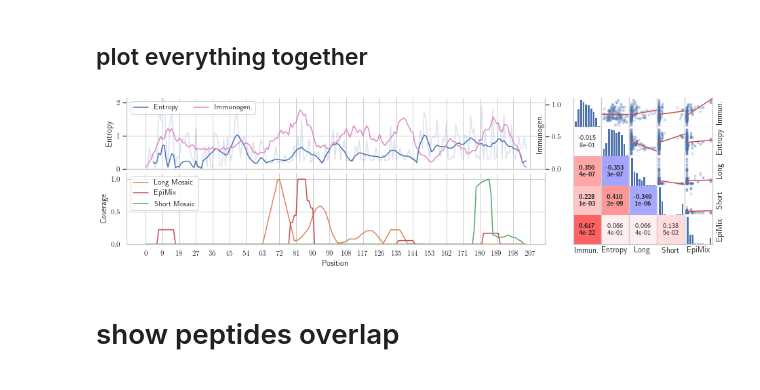
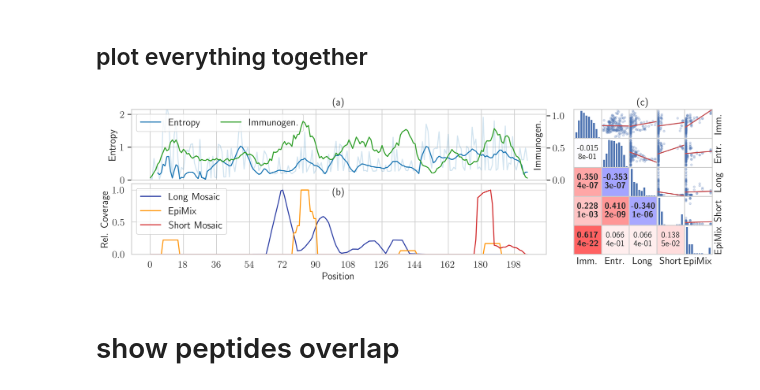
Before and after one commit to SchubertLab/GeneralizedEvDesign, a Jupyter notebook: plots.ipynb, the cells around one changed output. Cells and saved outputs as stored; diff of their text form; code cells hidden in the pictures.

```diff
--- a/plots.ipynb
+++ b/plots.ipynb
@@ -145,6 +154,0 @@ plt.savefig('plots/bounds.pdf', bbox_inches='tight')
-# %%
-df = pd.read_csv('experiments/results/high-coverage-evaluation-aggregate.csv')
-# %%
-aa = df.columns.tolist()
-aa[0] = 'metric'
-df.columns = aa
@@ -212,8 +170,9 @@ df.head()
 | 3 | 2.778687 | -13.134337 | 1 |
 | 4 | 2.746615 | -15.537919 | 1 |
 # %%
-fig, ax = plt.subplots(1, 1, figsize=(6, 4))
-cm = plt.get_cmap('coolwarm')
+set_font_size(16)
+fig, ax = plt.subplots(figsize=(6, 4), dpi=300)
+cm = plt.get_cmap('RdBu_r')
 vmin, vmax = 0.1, 1.2
 for rep in df.rep.unique():
     data = df[df.rep == rep].values[:, :2]
@@ -221,10 +180,10 @@ for rep in df.rep.unique():
         (y1, x1), (y2, x2) = data[i], data[i + 1]
         slope = ((y2 - y1) / 3) / ((x2 - x1) / 40)
         color = 255 * (np.arctan(slope) - vmin) / (vmax - vmin)
-        ax.plot([-x1, -x2], [y1, y2], '.-', color=cm(int(color)))
+        ax.plot([-x1, -x2], [y1, y2], '.-', color=theme_dark[0])
 
 
-ax.add_patch(mpl.patches.Ellipse((25, 2.3), 6, 0.45, color='C2', alpha=0.2))
+ax.add_patch(mpl.patches.Ellipse((25, 2.3), 6, 0.45, color='#888888', alpha=0.2))
 plt.xlabel('Cleavage Score')
 plt.ylabel('Immunogenicity')
 plt.subplots_adjust(hspace=0, wspace=0, left=0, bottom=0, right=1, top=1)
@@ -673,8 +656,8 @@ ent = ss[consensus_positions]
 ## correlations
 # %%
 agg = pd.DataFrame({
-    'Immun.': cov_ig,
-    'Entropy': ent_smo,
+    'Imm.': cov_ig,
+    'Entr.': ent_smo,
     'Long': cov_long,
     'Short': cov_short,
     'EpiMix': cov_sob,
@@ -692,7 +675,9 @@ corrs
 # %% [markdown]
 ## plot everything together
 # %%
-fig = plt.figure(figsize=(12, 3))
+set_font_size(15)
+
+fig = plt.figure(figsize=(12, 3), dpi=300)
 
 gs = gridspec.GridSpec(2, 2, height_ratios=[1, 1], width_ratios=[3, 1],
                        hspace=0.05, wspace=0.1, left=0, bottom=0, right=1, top=1,
@@ -701,18 +686,20 @@ ax1 = fig.add_subplot(gs[0, 0])
 ax2 = fig.add_subplot(gs[1, 0])
 
 ax12 = ax1.twinx()
-p1 = ax1.plot(ent_smo.values, color='C0', label='Entropy')
-ax1.plot(ent, color='C0', alpha=0.2)
-p2 = ax12.plot(cov_ig, color='C6', label='Immunogen.')
+p1 = ax1.plot(ent_smo.values, color='#1f78b4', label='Entropy')
+ax1.plot(ent, color='#1f78b4', alpha=0.2)
+p2 = ax12.plot(cov_ig, color='#33a02c', label='Immunogen.')
 
-p3 = ax2.plot(cov_mid, color='C1', label='Long Mosaic')
-p5 = ax2.plot(cov_sob, color='C3', label='EpiMix')
-p4 = ax2.plot(cov_short, color='C2', label='Short Mosaic')
+p3 = ax2.plot(cov_mid, color=theme_dark[0], label='Long Mosaic')
+p5 = ax2.plot(cov_sob, color=theme_dark[1], label='EpiMix')
+p4 = ax2.plot(cov_short, color=theme_dark[2], label='Short Mosaic')
 
 # adjust chart
+ax1.set_title('(a)')
+ax2.set_title('(b)', pad=-17, backgroundcolor='#ffffff')
 ax1.set_ylabel('Entropy')
 ax12.set_ylabel('Immunogen.')
-ax12.yaxis.set_label_coords(0.98, 0.5)
+ax12.yaxis.set_label_coords(0.97, 0.5)
 ax1.tick_params(axis='x', labelbottom=False)
 ax1.grid(True, axis='x')
 ax12.grid(False)
@@ -720,11 +707,12 @@ ax12.grid(False)
 ax1.legend(p1 + p2, [p.get_label() for p in p1 + p2], ncol=2, loc='upper left')
 ax2.legend(ncol=1, loc='upper left')
 ax2.set_xlabel('Position')
-ax2.set_ylabel('Coverage')
+ax2.set_ylabel('Rel. Coverage')
 
-ax1.set_xticks(range(0, 210, 9))
-ax2.set_xticks(range(0, 210, 9))
-
+ax1.set_xticks(range(0, 210, 18))
+ax2.set_xticks(range(0, 210, 18))
+ax2.set_yticks([0, 0.5, 1.0])
+ax2.set_yticks
 ax1.set_ylim(0, 2.15)
 ax12.set_ylim(0, 1.1)
 ax2.set_ylim(0, 1.1)
@@ -760,35 +748,37 @@ for i in range(len(corrs)):
 
         # add regression line to upper triangular half
         elif i < j:
             plot.scatter(xs, ys, alpha=0.2, marker='.')
             xs = np.vstack([xs, np.ones(len(xs))])
             ws = np.linalg.inv(xs.dot(xs.T) + 1e-6 * np.eye(2)).dot(xs).dot(ys)
             xlims, ylims = plot.get_xlim(), plot.get_ylim()
             reg = xlims[0] * ws[0] + ws[1], xlims[1] * ws[0] + ws[1]
             plot.plot(xlims, reg, 'C3')
             plot.set_ylim(ylims)
             plot.set_xlim(xlims)
 
         # histogram on the diagonal
         else:
             plot.hist(xs)
             plot.set_yscale('log')
             plot.grid(False)
             plot.tick_params(axis='both', which='both', left=False,
                              bottom=False, labelleft=False)
 
         # put labels on the bottom / right
         if j == len(corrs) - 1:
             plot.set_ylabel(corrs.columns[i])
             plot.yaxis.set_label_coords(1.4, 0.5)
         if i == len(corrs) - 1:
             plot.set_xlabel(corrs.columns[j])
+        if i == 0 and j == 2:
+            plot.set_title('(c)')
 
-sns.despine(fig, ax2, top=True, right=False)
+#sns.despine(fig, ax2, top=True, right=False)
 
 fig.savefig('plots/positions-entropy.pdf', bbox_inches='tight')
 # %% [output]
-[figure, old version]
+[figure, new version]
 # %% [markdown]
 # show peptides overlap
 # %%
```
Also changed, not shown: parts of 48 cells of this notebook, 8 other files.
